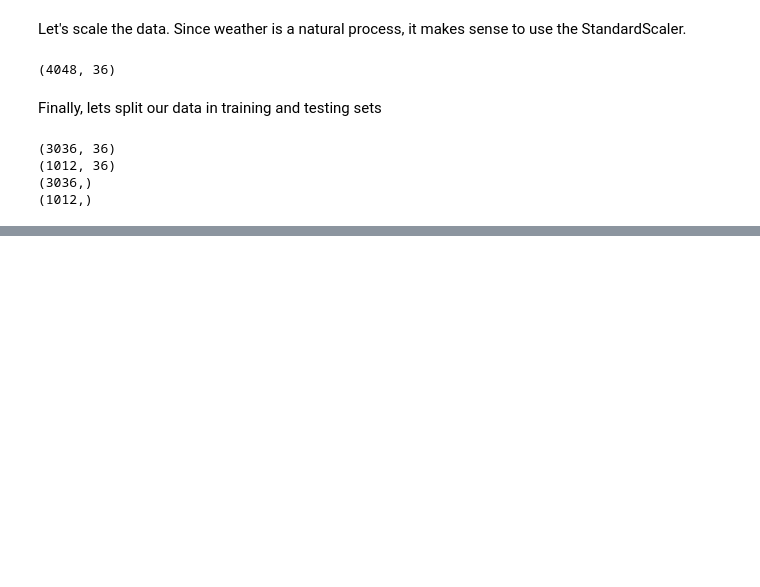
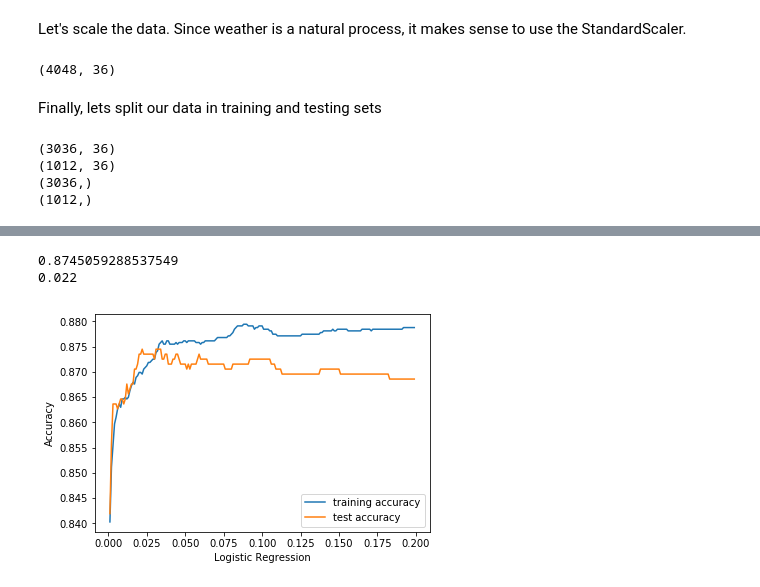
Before and after one commit to jeosadn/patrones, a Jupyter notebook: inv2/Inv-Corta-2.ipynb, the cells around one changed output, grey strips where cells are left out. Cells and saved outputs as stored; diff of their text form; code cells hidden in the pictures; blank space fills up the shorter version.

Commit message:
Two more models done

```diff
--- a/inv2/Inv-Corta-2.ipynb
+++ b/inv2/Inv-Corta-2.ipynb
@@ -133,0 +174,28 @@ print(y_test.shape)
+# %%
+from sklearn.linear_model import LogisticRegression
+
+lgr_training_accuracy = []
+lgr_test_accuracy = []
+lgr_range = [x/1000 for x in range(1, 200)]
+
+for i in lgr_range:
+    lgr = LogisticRegression(C=i, solver='liblinear')
+    lgr.fit(X_train, y_train)
+    lgr_training_accuracy.append(lgr.score(X_train, y_train))
+    lgr_test_accuracy.append(lgr.score(X_test, y_test))
+
+plt.plot(lgr_range, lgr_training_accuracy, label="training accuracy")
+plt.plot(lgr_range, lgr_test_accuracy, label="test accuracy")
+plt.ylabel("Accuracy")
+plt.xlabel("Logistic Regression")
+plt.legend()
+
+best_lgr_accuracy = max(lgr_test_accuracy)
+best_lgr_index = lgr_test_accuracy.index(best_lgr_accuracy)
+best_lgr = KNeighborsClassifier(n_neighbors=best_lgr_index)
+print(best_lgr_accuracy)
+print(lgr_range[best_lgr_index])
+# %% [output]
+0.8745059288537549
+0.022
+[figure, added]
```
Also changed, not shown: parts of 14 cells of this notebook, 1 other file.
